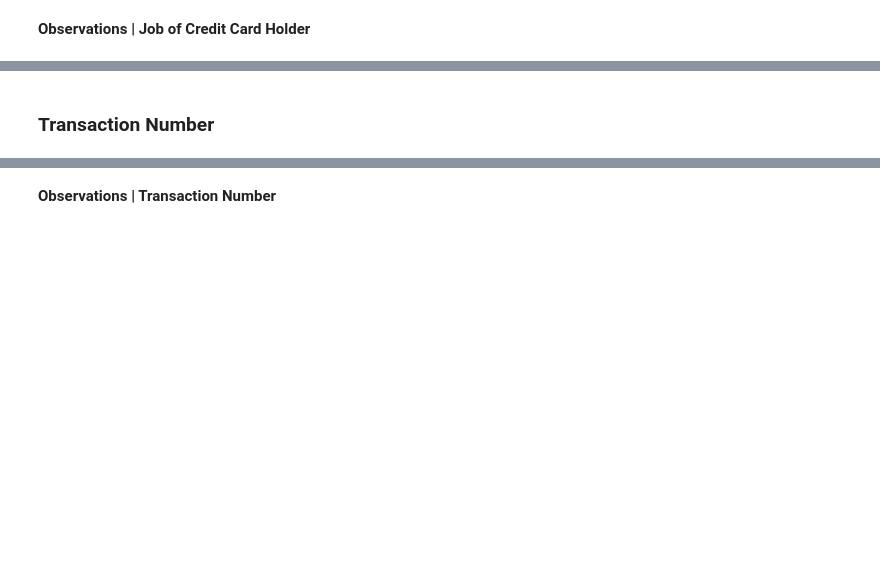
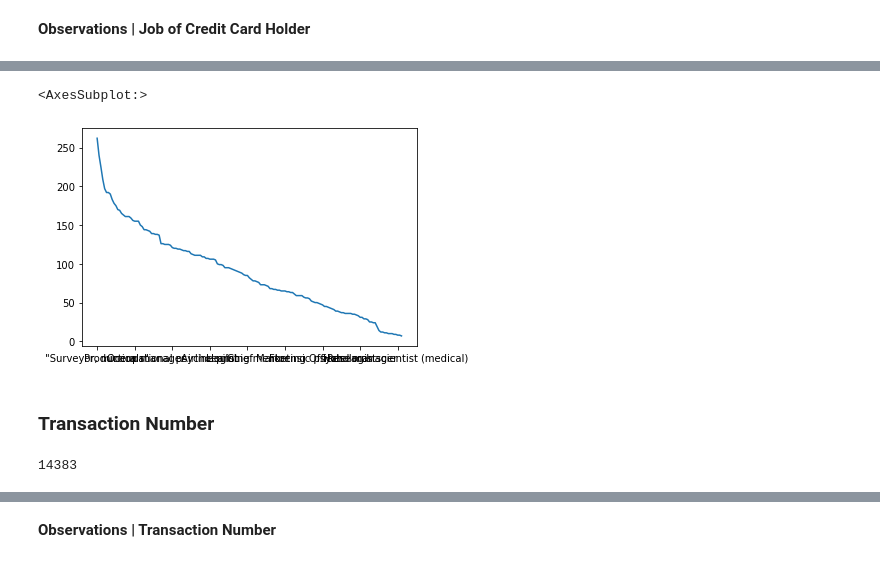
Before and after one commit to keithotuomagie/credit_card_fraud_model, a Jupyter notebook: Untitled.ipynb, the cells around one changed output, grey strips where cells are left out. Saved outputs shown, nothing was run; the diff lists cells and outputs as text; code cells hidden in the pictures; blank space fills up the shorter version.

```diff
--- a/Untitled.ipynb
+++ b/Untitled.ipynb
@@ -427,2 +612,15 @@ Text(0.5, 1.0, 'Breakdown of Merchant Category for Fraud Cases')
+# %%
+# Visualization of the cardinality of the 'Job' column
+
+fraud_df['job'].value_counts().plot()
+# %% [output]
+<AxesSubplot:>
+[figure, added]
 # %% [markdown]
 ### Transaction Number
+# %%
+# Examining the number of unique categories in the 'transaction number' column
+
+fraud_df['trans_num'].nunique()
+# %% [output]
+14383
```
Also changed, not shown: parts of 29 cells of this notebook.
